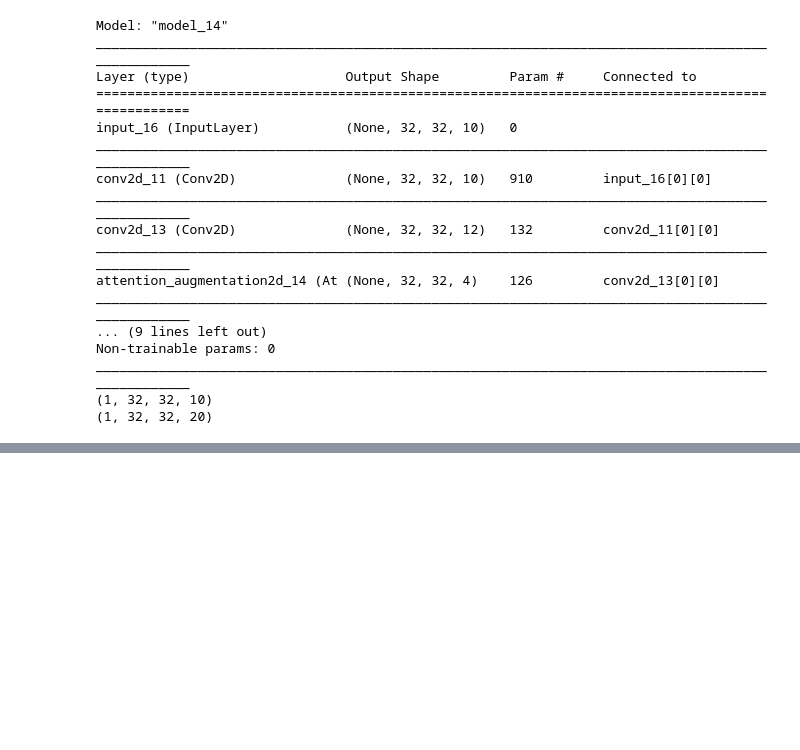
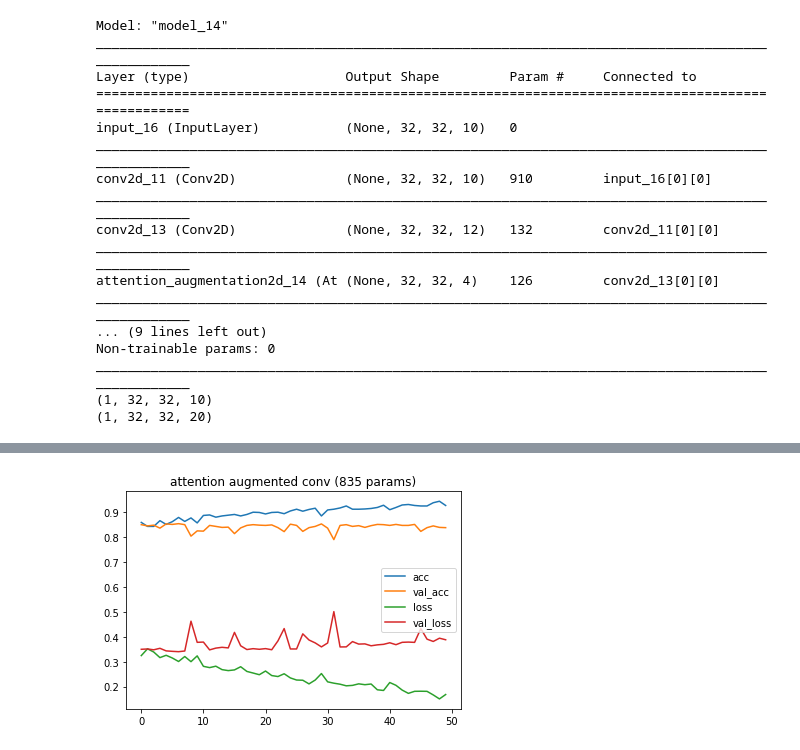
Before and after one commit to zabir-nabil/keras-attn_aug_cnn, a Jupyter notebook: aug_attn.ipynb, the cells around one changed output, grey strips where cells are left out. Cells and saved outputs as stored; diff of their text form; code cells hidden in the pictures; blank space fills up the shorter version.

```diff
--- a/aug_attn.ipynb
+++ b/aug_attn.ipynb
@@ -268,3 +268,25 @@ Non-trainable params: 0
 __________________________________________________________________________________________________
 (1, 32, 32, 10)
 (1, 32, 32, 20)
+# %%
+# extra, delete later
+from modules import *
+from tensorflow.keras.layers import Activation, Flatten, Dense
+ip = Input(shape=(100,1))
+
+x = augmented_conv1d(ip, shape = (100, 1), filters=6, kernel_size=3,
+                     strides = 1,
+                     padding = 'same', # if causal convolution is needed
+                     depth_k=2, depth_v=2,
+                     num_heads=2, relative_encodings=True)
+
+x = dha(x, training = 1)
+x = Activation('relu')(x)
+fl = Flatten()(x)
+fc = Dense(1, activation='sigmoid')(fl)
+
+aac_cnn = Model(ip, fc)
+
+aac_cnn.compile(loss='binary_crossentropy', optimizer='adam', metrics=['acc'])
+
+aac_cnn.summary()
@@ -270,0 +311,13 @@ ________________________________________________________________________________
+# %%
+aac_hist = aac_cnn.fit(xz, yz, epochs = 50, batch_size = 16, validation_split = 0.5, verbose = 0)
+# %%
+import matplotlib.pyplot as plt
+plt.plot(aac_hist.history['acc'])
+plt.plot(aac_hist.history['val_acc'])
+plt.plot(aac_hist.history['loss'])
+plt.plot(aac_hist.history['val_loss'])
+plt.title('attention augmented conv (835 params)')
+plt.legend(['acc', 'val_acc', 'loss', 'val_loss'])
+plt.show()
+# %% [output]
+[figure, added]
```
Also changed, not shown: parts of 3 cells of this notebook.
